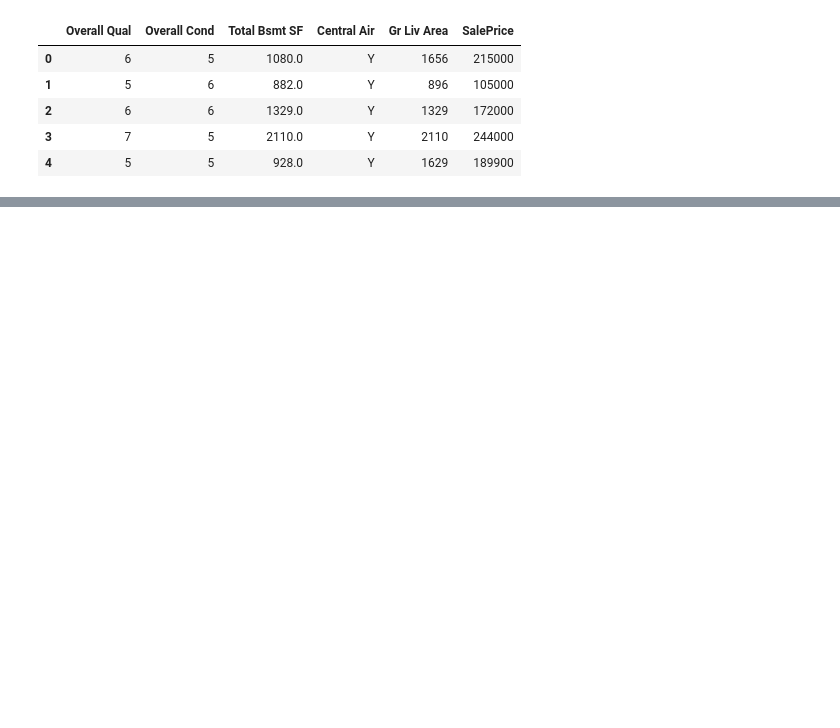
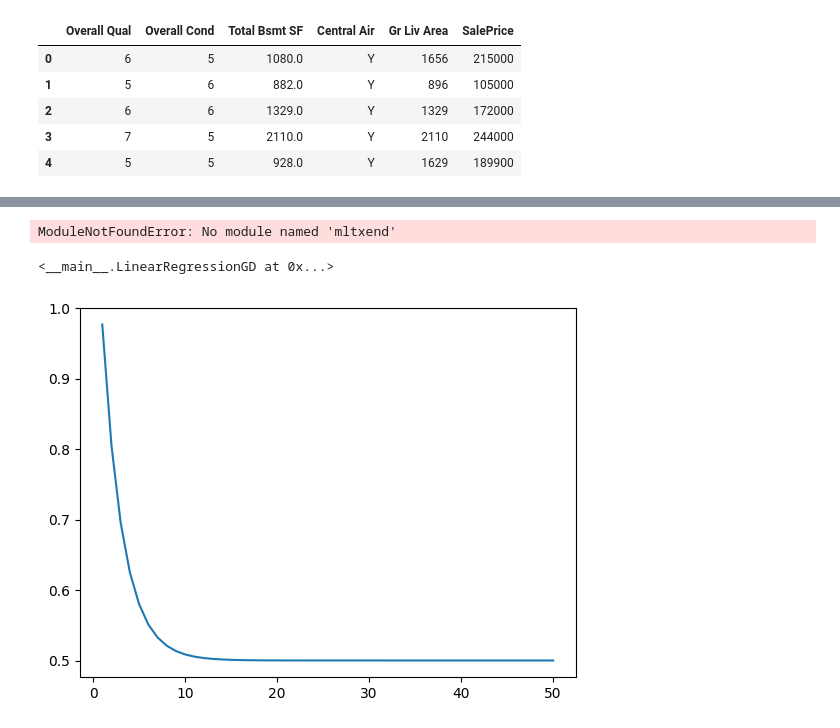
Before and after one commit to Mmadan128/ml_revision, a Jupyter notebook: ch9.ipynb, the cells around one changed output, grey strips where cells are left out. Saved outputs shown, nothing was run; the diff lists cells and outputs as text; code cells hidden in the pictures; blank space fills up the shorter version.

```diff
--- a/ch9.ipynb
+++ b/ch9.ipynb
@@ -18,0 +33,3 @@ df.shape
+# %%
+df=df.dropna(axis=0)
+df.isnull().sum()
@@ -18,0 +44,52 @@ df.shape
+# %%
+import matplotlib.pyplot as plt
+from mltxend.plotting import scatterplotmatrix
+scatterplotmatrix(df.values,figsize=(12,10),names=df.columns,alpha=0.5)
+plt.tight_layout()
+# %% [output]
+ModuleNotFoundError: No module named 'mltxend'
+# %%
+import numpy as np
+class LinearRegressionGD:
+    def __init__(self,eta=0.01,n_iter=50,random_state=1):
+        self.eta=eta
+        self.n_iter=n_iter
+        self.random_state=random_state
+    def fit(self,X,y):
+        rgen=np.random.RandomState(self.random_state)
+        self.w_=rgen.normal(loc=0.0,scale=0.01,size=X.shape[1])
+        self.b_=np.array([0.])
+        self.losses_=[]
+
+        for i in range(self.n_iter):
+            output=self.net_input(X)
+            errors=(y-output)
+            self.w_+=self.eta*2.0*X.T.dot(errors)/X.shape[0]
+            self.b_+=self.eta*2.0*errors.mean()
+            loss=(errors**2).mean()
+            self.losses_.append(loss)
+        return self
+
+    def net_input(self,X):
+        return np.dot(X,self.w_)+self.b_
+
+    def predict(self,X):
+        return self.net_input(X)
+# %%
+X=df[['Gr Liv Area']].values
+y=df['SalePrice'].values
+from sklearn.preprocessing import StandardScaler
+
+sc_x=StandardScaler()
+sc_y=StandardScaler()
+X_std=sc_x.fit_transform(X)
+y_std=sc_y.fit_transform(y[:,np.newaxis]).flatten()
+lr=LinearRegressionGD(eta=0.1)
+lr.fit(X_std,y_std)
+# %% [output]
+<__main__.LinearRegressionGD at 0x...>
+# %%
+plt.plot(range(1, lr.n_iter+1), lr.losses_)
+plt.show()
+# %% [output]
+[figure, added]
```
Also changed, not shown: parts of 20 cells of this notebook, 1 other file.
